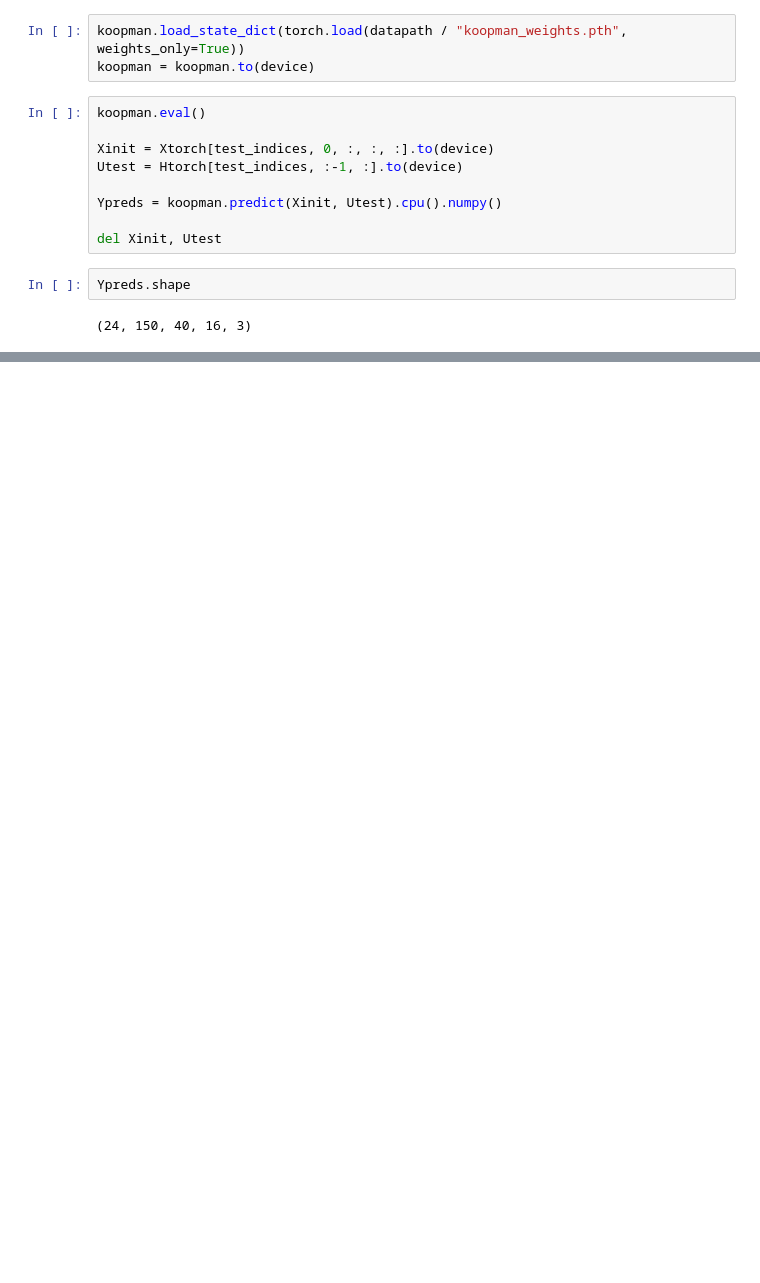
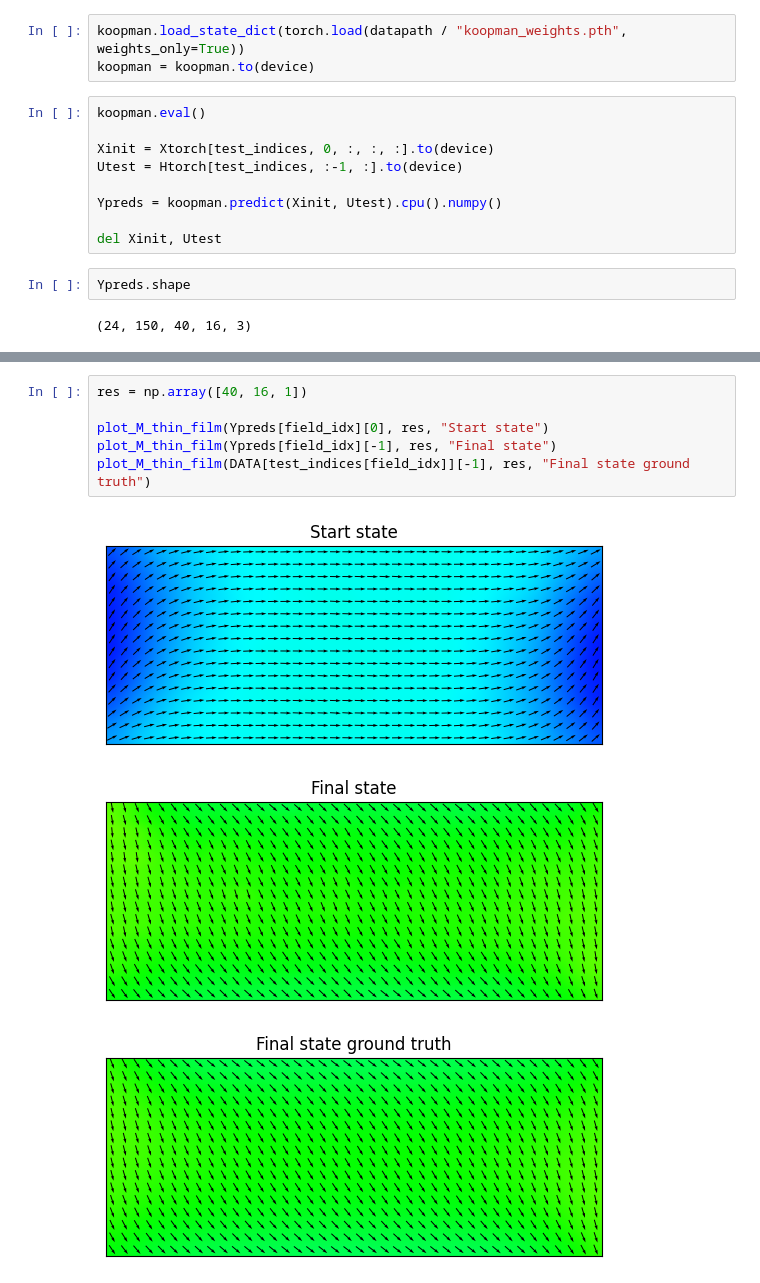
Before and after one commit to cmt-dtu-energy/koopman-magnetics, a Jupyter notebook: nbs/KoopmanAECNN_debug.ipynb, the cells around one changed output, grey strips where cells are left out. Cells and saved outputs as stored; diff of their text form; blank space fills up the shorter version.

```diff
--- a/nbs/KoopmanAECNN_debug.ipynb
+++ b/nbs/KoopmanAECNN_debug.ipynb
@@ -669,0 +670,10 @@ plt.show()
+# %%
+res = np.array([40, 16, 1])
+
+plot_M_thin_film(Ypreds[field_idx][0], res, "Start state")
+plot_M_thin_film(Ypreds[field_idx][-1], res, "Final state")
+plot_M_thin_film(DATA[test_indices[field_idx]][-1], res, "Final state ground truth")
+# %% [output]
+[figure, added]
+[figure, added]
+[figure, added]
```
Also changed, not shown: parts of 9 cells of this notebook, 4 other files.
